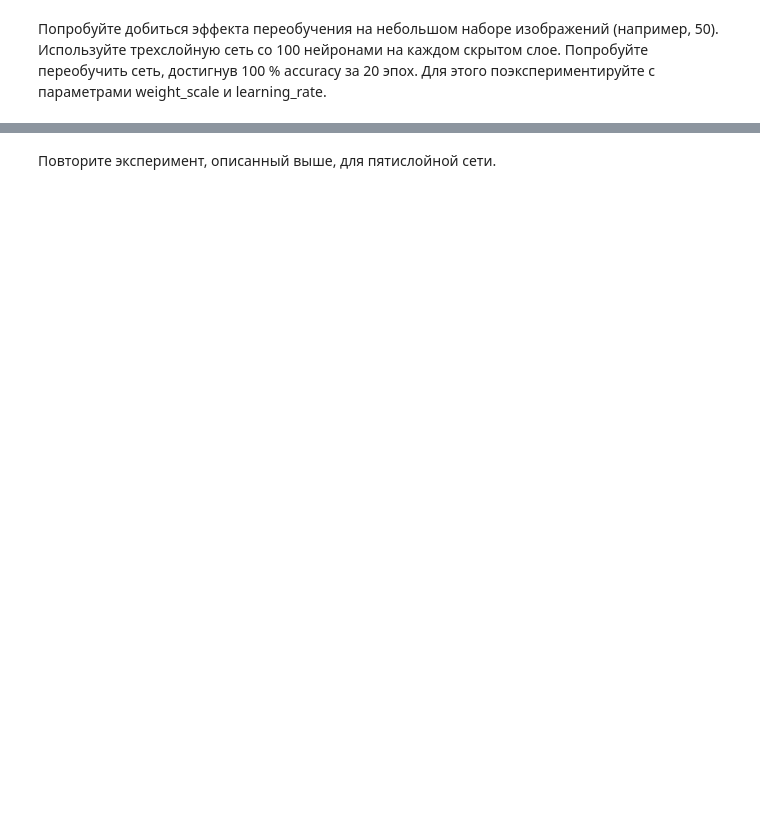
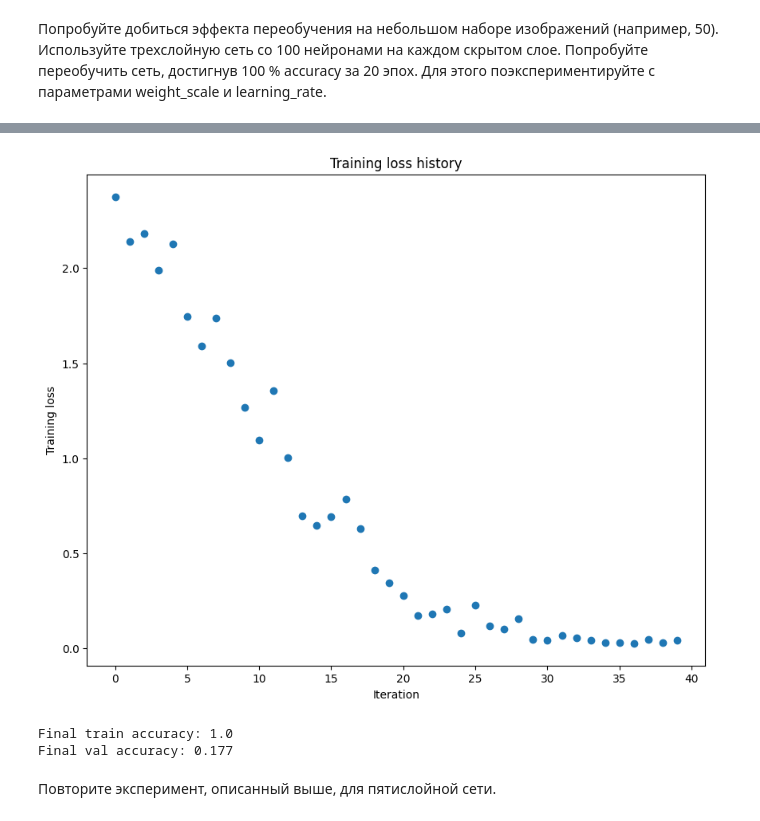
Before and after one commit to CJIABHbIU/DL_Course_SamU_2025, a Jupyter notebook: lab_3/assignment3.ipynb, the cells around one changed output, grey strips where cells are left out. Cells and saved outputs as stored; diff of their text form; code cells hidden in the pictures; blank space fills up the shorter version.

```diff
--- a/lab_3/assignment3.ipynb
+++ b/lab_3/assignment3.ipynb
@@ -414,28 +428,37 @@ for reg in [0, 3.14]:
 # %% [markdown]
 Попробуйте добиться эффекта переобучения на небольшом наборе изображений (например, 50). Используйте трехслойную сеть со 100 нейронами на каждом скрытом слое. Попробуйте переобучить сеть, достигнув 100 % accuracy за 20 эпох. Для этого поэкспериментируйте с параметрами weight_scale и learning_rate.
 # %%
-# TODO: Use a three-layer Net to overfit 50 training examples by
-# tweaking just the learning rate and initialization scale.
-
 num_train = 50
 small_data = {
-  'X_train': data['X_train'][:num_train],
-  'y_train': data['y_train'][:num_train],
-  'X_val': data['X_val'],
-  'y_val': data['y_val'],
+    'X_train': data['X_train'][:num_train],
+    'y_train': data['y_train'][:num_train],
+    'X_val': data['X_val'],
+    'y_val': data['y_val'],
 }
 
-weight_scale = 1e-2   # Experiment with this!
-learning_rate = 1e-4  # Experiment with this!
-model = FullyConnectedNet([100, 100],
-              weight_scale=weight_scale, dtype=np.float64)
-solver = Solver(model, small_data,
-                print_every=10, num_epochs=20, batch_size=25,
-                update_rule='sgd',
-                optim_config={
-                  'learning_rate': learning_rate,
-                }
-         )
+weight_scale  = 1e-2
+learning_rate = 1e-2
+reg           = 0.0
+
+model = FullyConnectedNet(
+    [100, 100],
+    weight_scale=weight_scale,
+    reg=reg,
+    dtype=np.float64
+)
+
+solver = Solver(
+    model,
+    small_data,
+    print_every=10,
+    num_epochs=20,
+    batch_size=25,
+    update_rule='sgd',
+    optim_config={
+        'learning_rate': learning_rate,
+    }
+)
+
 solver.train()
 
 plt.plot(solver.loss_history, 'o')
@@ -443,3 +466,7 @@ plt.title('Training loss history')
 plt.xlabel('Iteration')
 plt.ylabel('Training loss')
 plt.show()
+
+print("Final train accuracy:", solver.train_acc_history[-1])
+print("Final val accuracy:", solver.val_acc_history[-1])
+# %% [output]
@@ -446,3 +490,6 @@ plt.show()
+[figure, added]
+Final train accuracy: 1.0
+Final val accuracy: 0.177
 # %% [markdown]
 Повторите эксперимент, описанный выше, для пятислойной сети.
 # %%
```
Also changed, not shown: parts of 44 cells of this notebook, 11 other files.
